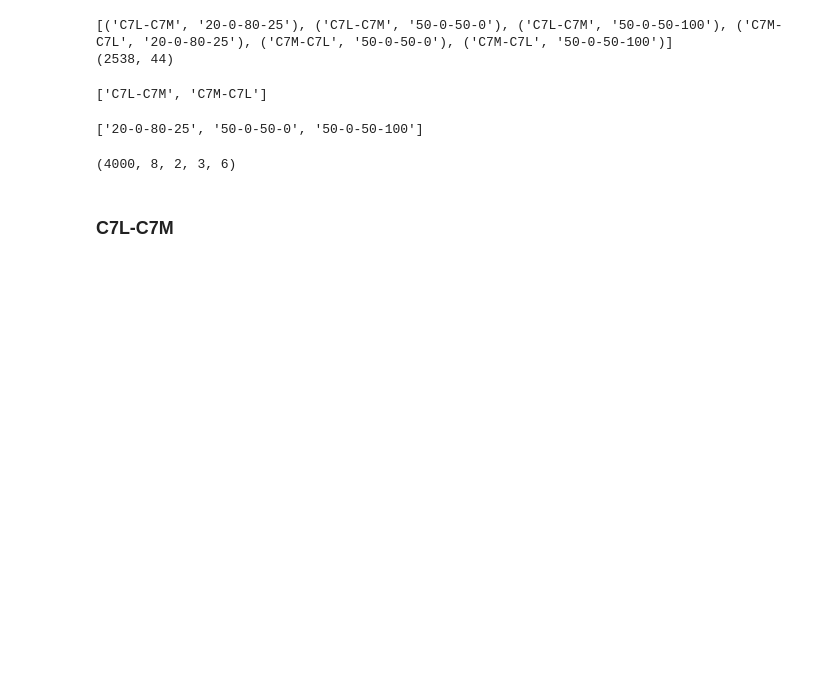
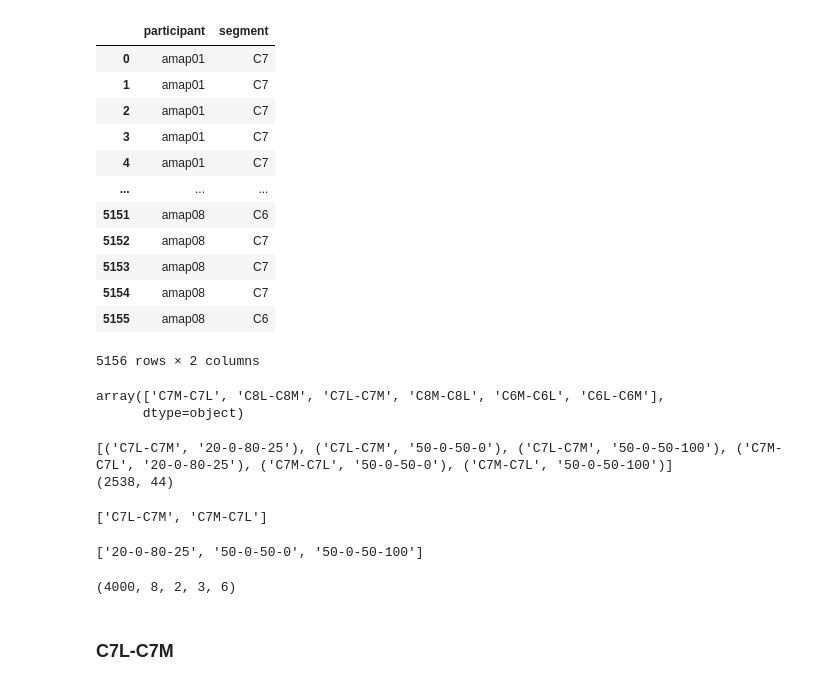
Before and after one commit to hbmep/rat-mapping, a Jupyter notebook: notebooks/iter-j-shap/iterative.ipynb, the cells around one changed output. Drawn from its saved outputs; the diff is of its cells as text; code cells hidden in the pictures; blank space fills up the shorter version.

```diff
--- a/notebooks/iter-j-shap/iterative.ipynb
+++ b/notebooks/iter-j-shap/iterative.ipynb
@@ -45,0 +205,23 @@ complete_cases = [
+# %%
+# Remove 80-0-20-400 charge
+df = DATA.copy()
+
+ind = df.compound_charge_params != "80-0-20-400"
+df = df[ind].reset_index(drop=True).copy()
+
+ind = (
+    df.compound_position
+    .apply(lambda x: x.split("-"))
+    .apply(lambda x: (
+        # Remove ground contacts
+        ("" not in x) and
+        # Horizontal
+        (x[0][:-1] == x[1][:-1])
+    ))
+)
+df = df[ind].reset_index(drop=True).copy()
+df.shape
+
+df["segment"] = df.compound_position.apply(lambda x: x.split("-")[0][:-1])
+df["direction"] = df.compound_position.apply(lambda x: "-".join([u[-1] for u in x.split("-")]))
+df["direction__charge"] = df.direction + "__" + df.compound_charge_params
@@ -45,0 +280,16 @@ complete_cases = [
+# %%
+df[["participant", "segment"]]
+# %% [output]
+|  | participant | segment |
+| 0 | amap01 | C7 |
+| 1 | amap01 | C7 |
+| 2 | amap01 | C7 |
+| 3 | amap01 | C7 |
+| 4 | amap01 | C7 |
+| ... | ... | ... |
+| 5151 | amap08 | C6 |
+| 5152 | amap08 | C7 |
+| 5153 | amap08 | C7 |
+| 5154 | amap08 | C7 |
+| 5155 | amap08 | C6 |
+5156 rows × 2 columns
@@ -46,3 +298,8 @@ complete_cases = [
+# %%
+df.compound_position.unique()
+# %% [output]
+array(['C7M-C7L', 'C8L-C8M', 'C7L-C7M', 'C8M-C8L', 'C6M-C6L', 'C6L-C6M'],
+      dtype=object)
 # %%
 def filter_data(keep_combinations):
     df = DATA.copy()
@@ -63,15 +320,24 @@ def filter_data(keep_combinations):
     }
     combinations = [u for u, v in zip(COMBINED_COMBINATIONS, combinations) if v]
     return df, combinations, posterior_samples
-# %%
-keep_combinations = complete_cases
-print(keep_combinations)
-
-df, combinations, posterior_samples = filter_data(keep_combinations)
-print(df.shape)
-# %% [output]
-[('C7L-C7M', '20-0-80-25'), ('C7L-C7M', '50-0-50-0'), ('C7L-C7M', '50-0-50-100'), ('C7M-C7L', '20-0-80-25'), ('C7M-C7L', '50-0-50-0'), ('C7M-C7L', '50-0-50-100')]
-(2538, 44)
+# %%
+complete_cases = [
+    ('C7L-C7M', '20-0-80-25'),
+    ('C7L-C7M', '50-0-50-0'),
+    ('C7L-C7M', '50-0-50-100'),
+    ('C7M-C7L', '20-0-80-25'),
+    ('C7M-C7L', '50-0-50-0'),
+    ('C7M-C7L', '50-0-50-100')
+]
+
+keep_combinations = complete_cases
+print(keep_combinations)
+
+df, combinations, posterior_samples = filter_data(keep_combinations)
+print(df.shape)
+# %% [output]
+[('C7L-C7M', '20-0-80-25'), ('C7L-C7M', '50-0-50-0'), ('C7L-C7M', '50-0-50-100'), ('C7M-C7L', '20-0-80-25'), ('C7M-C7L', '50-0-50-0'), ('C7M-C7L', '50-0-50-100')]
+(2538, 44)
 # %%
 subjects = sorted(df[COLUMNS[0]].unique())
 positions = sorted(df[COLUMNS[1]].unique())
```
Also changed, not shown: parts of 20 cells of this notebook, 3 other files.
